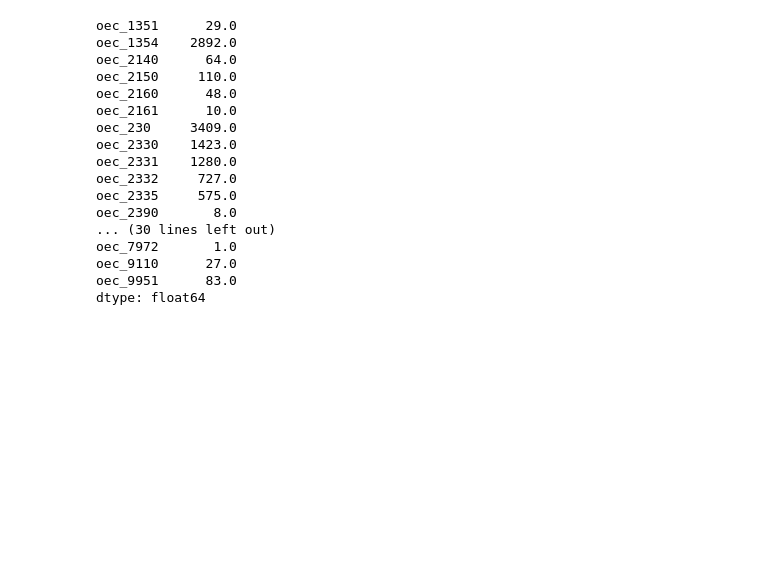
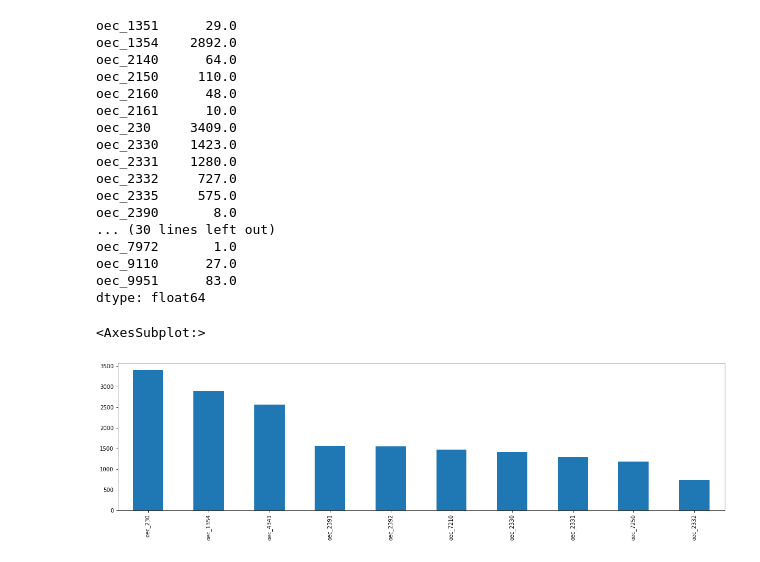
Before and after one commit to Jmiah789/smile-on-get_tootha_choppa, a Jupyter notebook: notebooks/1_cleanup.ipynb, the cells around one changed output. Drawn from its saved outputs; the diff is of its cells as text; code cells hidden in the pictures; blank space fills up the shorter version.

```diff
--- a/notebooks/1_cleanup.ipynb
+++ b/notebooks/1_cleanup.ipynb
@@ -431,17 +466,17 @@ for i in master['unweighted_impact_score']:
         else:
             i = 0
 # %%
-for o in master['scrn_Last Screening Date']:
-        if o == "NaN":
-            master['unweighted_impact_score'] = master['unweighted_impact_score']+0
-        else:
-            master['unweighted_impact_score'] = master['unweighted_impact_score']+1
+#for o in master['scrn_Last Screening Date']:
+        #if o == "NaN":
+            #master['unweighted_impact_score'] = master['unweighted_impact_score']+0
+        #else:
+            #master['unweighted_impact_score'] = master['unweighted_impact_score']+1
 # %%
-for p in master['bocq_Did the client commit to referral?']:
-        if p != "NaN":
-            master['unweighted_impact_score'] = master['unweighted_impact_score']+1
-        else:
-            master['unweighted_impact_score'] = master['unweighted_impact_score']+0
+#for p in master['bocq_Did the client commit to referral?']:
+       # if p != "NaN":
+       #     master['unweighted_impact_score'] = master['unweighted_impact_score']+1
+       # else:
+       #     master['unweighted_impact_score'] = master['unweighted_impact_score']+0
 # %%
 master['unweighted_impact_score2'] = 1 if i != "" else 0 for i in master['ReferralsMade']
 # %% [output]
@@ -514,7 +548,9 @@ master['total_operations'].value_counts()
 23.0        1
 Name: total_operations, dtype: int64
 # %%
-oec_columns.sum()
+oec_sums = oec_columns.sum()
+
+oec_sums
 # %% [output]
 oec_1351      29.0
 oec_1354    2892.0
@@ -533,3 +569,10 @@ oec_7972       1.0
 oec_9110      27.0
 oec_9951      83.0
 dtype: float64
+# %%
+oec_sums = oec_sums.nlargest(n=10).sort_values(ascending=False)
+# %%
+oec_sums.plot.bar()
+# %% [output]
+<AxesSubplot:>
+[figure, added]
```
Also changed, not shown: parts of 25 cells of this notebook.
